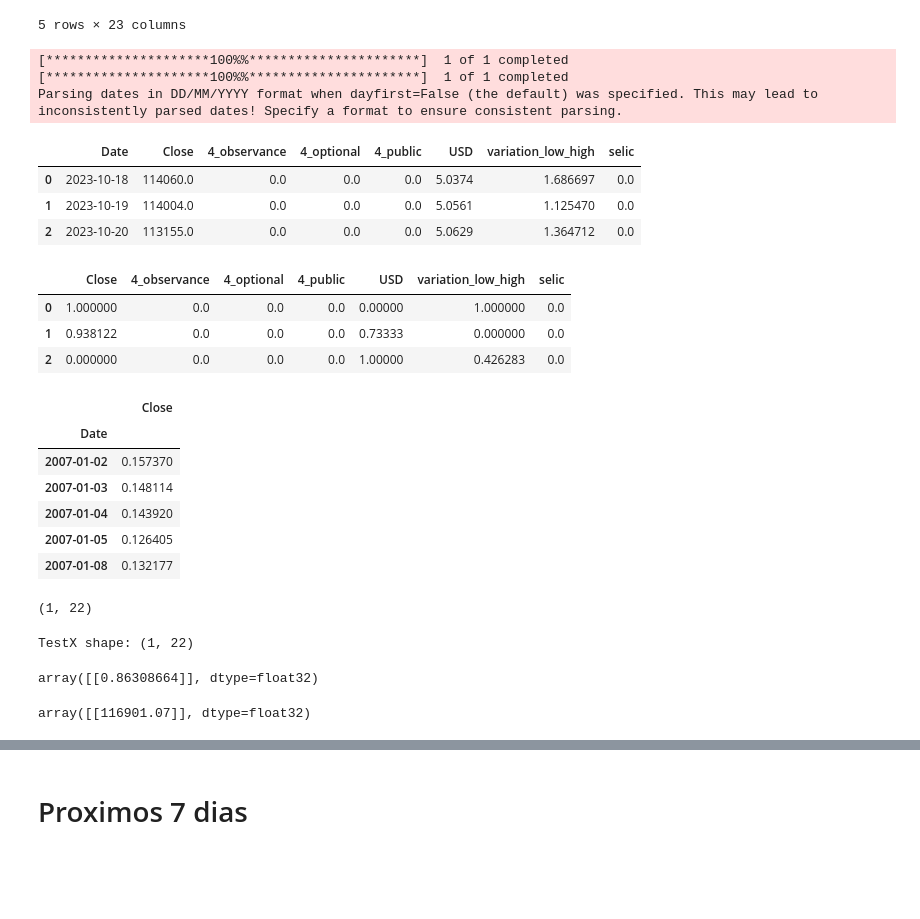
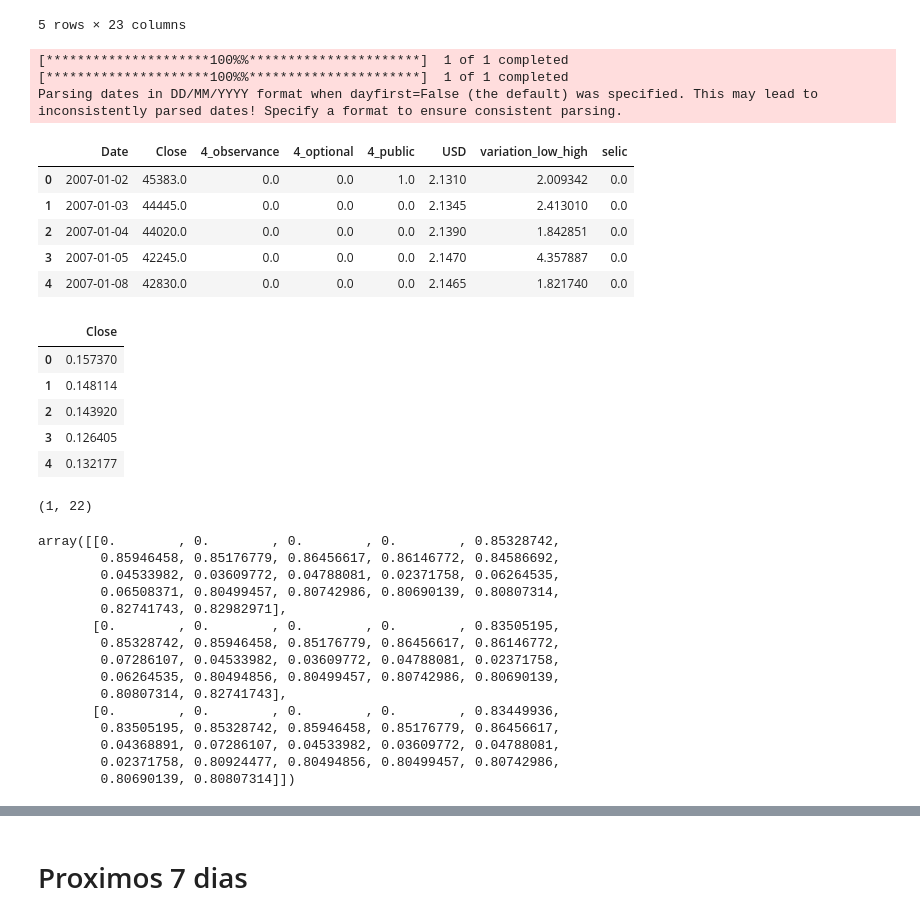
Before and after one commit to marreapato/Forecasting_Paper_XAI, a Jupyter notebook: stocks_type_lags/MultivariateStocks_Baseline_Com_Lags_tryingshaplime.ipynb, the cells around one changed output, grey strips where cells are left out. Drawn from its saved outputs; the diff is of its cells as text; code cells hidden in the pictures; blank space fills up the shorter version.

```diff
--- a/stocks_type_lags/MultivariateStocks_Baseline_Com_Lags_tryingshaplime.ipynb
+++ b/stocks_type_lags/MultivariateStocks_Baseline_Com_Lags_tryingshaplime.ipynb
@@ -1179,10 +1186,10 @@ lagged_data2.head()
 5 rows × 23 columns
 # %%
 # Download data for the stock (I'm using the Bovespa index as an example)
-datacheck = yf.download('^BVSP',  '2023-10-18', '2023-10-21')
+datacheck = yf.download('^BVSP',  '2007-01-01', '2023-10-21')
 
 # Download historical data for the BRL to USD exchange rate
-exchange_rate_data = yf.download('USDBRL=X','2023-10-18', '2023-10-21')
+exchange_rate_data = yf.download('USDBRL=X','2007-01-01', '2023-10-21')
 
 exchange_rate_data.reset_index(inplace=True)
 exchange_rate_data = exchange_rate_data[['Date','Close']]
@@ -1228,6 +1235,8 @@ datacheck.head()#SELIC WAS ADDED HERE
 [*********************100%%**********************]  1 of 1 completed
 Parsing dates in DD/MM/YYYY format when dayfirst=False (the default) was specified. This may lead to inconsistently parsed dates! Specify a format to ensure consistent parsing.
 |  | Date | Close | 4_observance | 4_optional | 4_public | USD | variation_low_high | selic |
-| 0 | 2023-10-18 | 114060.0 | 0.0 | 0.0 | 0.0 | 5.0374 | 1.686697 | 0.0 |
-| 1 | 2023-10-19 | 114004.0 | 0.0 | 0.0 | 0.0 | 5.0561 | 1.125470 | 0.0 |
-| 2 | 2023-10-20 | 113155.0 | 0.0 | 0.0 | 0.0 | 5.0629 | 1.364712 | 0.0 |
+| 0 | 2007-01-02 | 45383.0 | 0.0 | 0.0 | 1.0 | 2.1310 | 2.009342 | 0.0 |
+| 1 | 2007-01-03 | 44445.0 | 0.0 | 0.0 | 0.0 | 2.1345 | 2.413010 | 0.0 |
+| 2 | 2007-01-04 | 44020.0 | 0.0 | 0.0 | 0.0 | 2.1390 | 1.842851 | 0.0 |
+| 3 | 2007-01-05 | 42245.0 | 0.0 | 0.0 | 0.0 | 2.1470 | 4.357887 | 0.0 |
+| 4 | 2007-01-08 | 42830.0 | 0.0 | 0.0 | 0.0 | 2.1465 | 1.821740 | 0.0 |
@@ -1236,67 +1243,47 @@ datacheckstd = datacheck.drop("Date",axis = 1)
-# %%
-# Normalize the data
-test_scaler = MinMaxScaler()
-
-datacheckstd[['variation_low_high', 'Close',
-       '4_observance', '4_optional', '4_public','selic','USD']] = test_scaler.fit_transform(datacheckstd[['variation_low_high', 'Close',
-       '4_observance', '4_optional', '4_public','selic','USD']])
-datacheckstd.head()
-# %% [output]
-|  | Close | 4_observance | 4_optional | 4_public | USD | variation_low_high | selic |
-| 0 | 1.000000 | 0.0 | 0.0 | 0.0 | 0.00000 | 1.000000 | 0.0 |
-| 1 | 0.938122 | 0.0 | 0.0 | 0.0 | 0.73333 | 0.000000 | 0.0 |
-| 2 | 0.000000 | 0.0 | 0.0 | 0.0 | 1.00000 | 0.426283 | 0.0 |
 # %%
 # Define the baseline model
 def baseline_model(output_window,data,column_name='Close'):
     last_known_value = np.array(data[column_name])[-1]
     return np.full((3, output_window), last_known_value)
 
 # Train and evaluate the models
 output_window = 1
 
 baseline_predictions = baseline_model(output_window,data)
 
-closedata = data3
+closedata = datacheck
 closegen = MinMaxScaler()
 closedata['Close'] = closegen.fit_transform(closedata['Close'].values.reshape(-1, 1))
 closedata= closedata[['Close']]
 
 closedata.head()
 # %% [output]
 |  | Close |
-| Date |  |
-| 2007-01-02 | 0.157370 |
-| 2007-01-03 | 0.148114 |
-| 2007-01-04 | 0.143920 |
-| 2007-01-05 | 0.126405 |
-| 2007-01-08 | 0.132177 |
+| 0 | 0.157370 |
+| 1 | 0.148114 |
+| 2 | 0.143920 |
+| 3 | 0.126405 |
+| 4 | 0.132177 |
 # %%
 lagged_data2.drop(columns=['Close']).values[lagged_data2.drop(columns=['Close']).values.shape[0]-1:lagged_data2.drop(columns=['Close']).values.shape[0]].shape
 # %% [output]
 (1, 22)
 # %%
-testX = lagged_data2.drop(columns=['Close']).values[lagged_data2.drop(columns=['Close']).values.shape[0]-1:lagged_data2.drop(columns=['Close']).values.shape[0]]
-
-print("TestX shape:", testX.shape)
+testX = lagged_data2.drop(columns=['Close']).values[lagged_data2.drop(columns=['Close']).values.shape[0]-3:lagged_data2.drop(columns=['Close']).values.shape[0]]
+testX
 # %% [output]
-TestX shape: (1, 22)
+array([[0.        , 0.        , 0.        , 0.        , 0.85328742,
+        0.85946458, 0.85176779, 0.86456617, 0.86146772, 0.84586692,
+        0.04533982, 0.03609772, 0.04788081, 0.02371758, 0.06264535,
+        0.06508371, 0.80499457, 0.80742986, 0.80690139, 0.80807314,
+        0.82741743, 0.82982971],
+       [0.        , 0.        , 0.        , 0.        , 0.83505195,
+        0.85328742, 0.85946458, 0.85176779, 0.86456617, 0.86146772,
+        0.07286107, 0.04533982, 0.03609772, 0.04788081, 0.02371758,
+        0.06264535, 0.80494856, 0.80499457, 0.80742986, 0.80690139,
+        0.80807314, 0.82741743],
+       [0.        , 0.        , 0.        , 0.        , 0.83449936,
+        0.83505195, 0.85328742, 0.85946458, 0.85176779, 0.86456617,
+        0.04368891, 0.07286107, 0.04533982, 0.03609772, 0.04788081,
+        0.02371758, 0.80924477, 0.80494856, 0.80499457, 0.80742986,
+        0.80690139, 0.80807314]])
-# %%
-current_input= testX
-
-num_steps=3
-# List to store multi-step predictions
-multi_step_preds = []
-multi_step_preds_GRU = []
-multi_step_preds_bilstm = []
-
-
-next_step_pred = lstm_model.predict(current_input)
-
-next_step_pred
-# %% [output]
-array([[0.86308664]], dtype=float32)
-# %%
-closegen.inverse_transform(np.array(next_step_pred))
-# %% [output]
-array([[116901.07]], dtype=float32)
```
Also changed, not shown: parts of 35 cells of this notebook.
